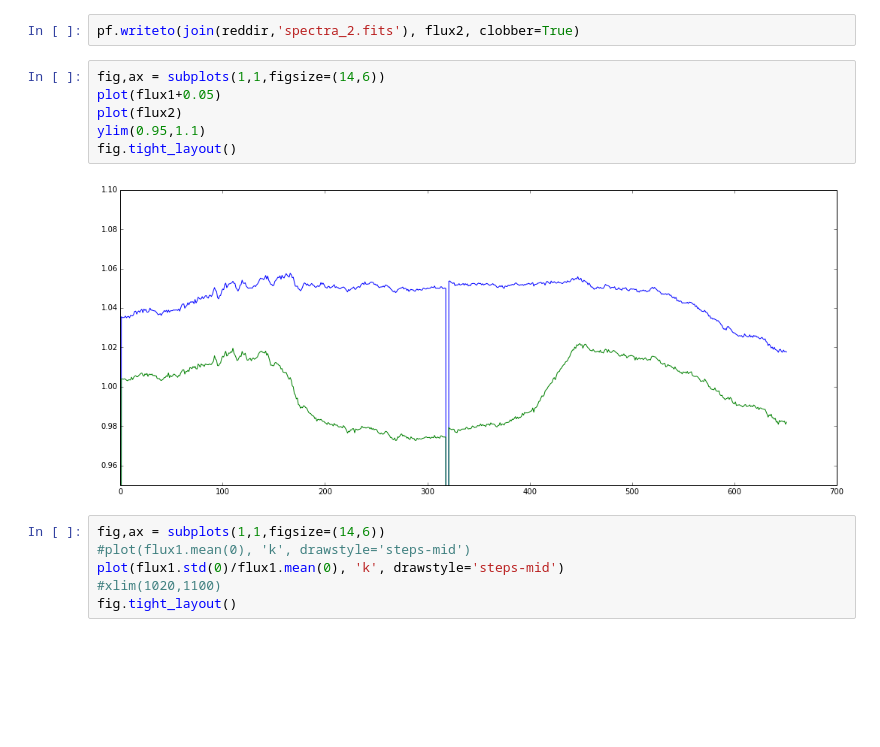
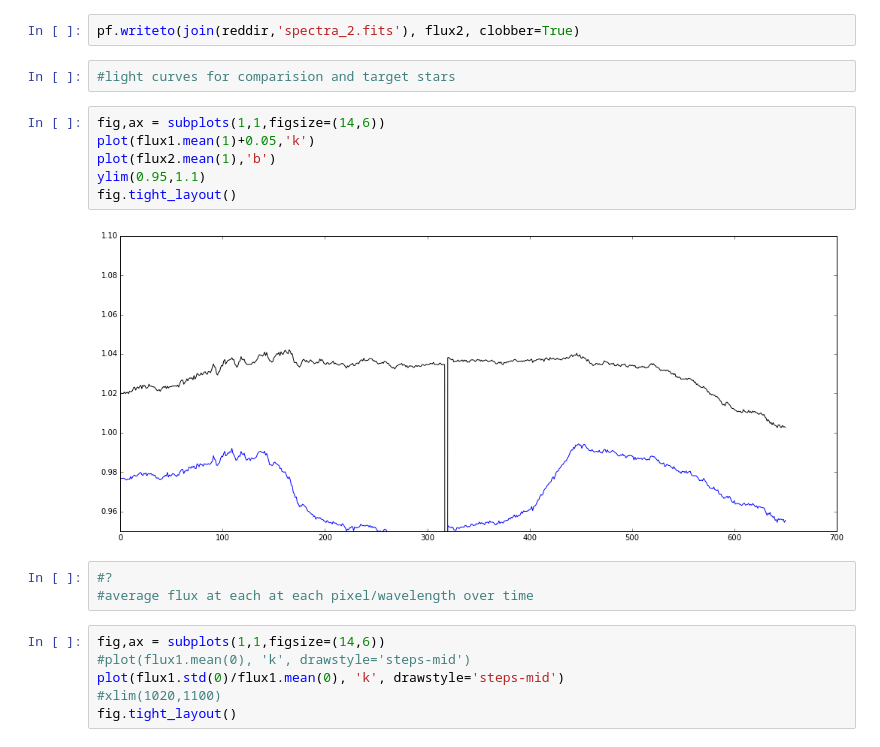
Before and after one commit to hpparvi/Parviainen-2017-WASP-80b, a Jupyter notebook: 06_light_curve_generation.ipynb, the cells around one changed output. Cells and saved outputs as stored; diff of their text form; blank space fills up the shorter version.

```diff
--- a/06_light_curve_generation.ipynb
+++ b/06_light_curve_generation.ipynb
@@ -36,14 +58,19 @@ sky2 = dcs2.mean(-1)
 flux2 = create_light_curve(dco2,sky2,center=24,width=15)
 # %%
 pf.writeto(join(reddir,'spectra_2.fits'), flux2, clobber=True)
+# %%
+#light curves for comparision and target stars
 # %%
 fig,ax = subplots(1,1,figsize=(14,6))
-plot(flux1+0.05)
-plot(flux2)
+plot(flux1.mean(1)+0.05,'k')
+plot(flux2.mean(1),'b')
 ylim(0.95,1.1)
 fig.tight_layout()
 # %% [output]
-[figure, old version]
+[figure, new version]
+# %%
+#?
+#average flux at each at each pixel/wavelength over time
 # %%
 fig,ax = subplots(1,1,figsize=(14,6))
 #plot(flux1.mean(0), 'k', drawstyle='steps-mid')
```
Also changed, not shown: parts of 9 cells of this notebook, 5 other files.
